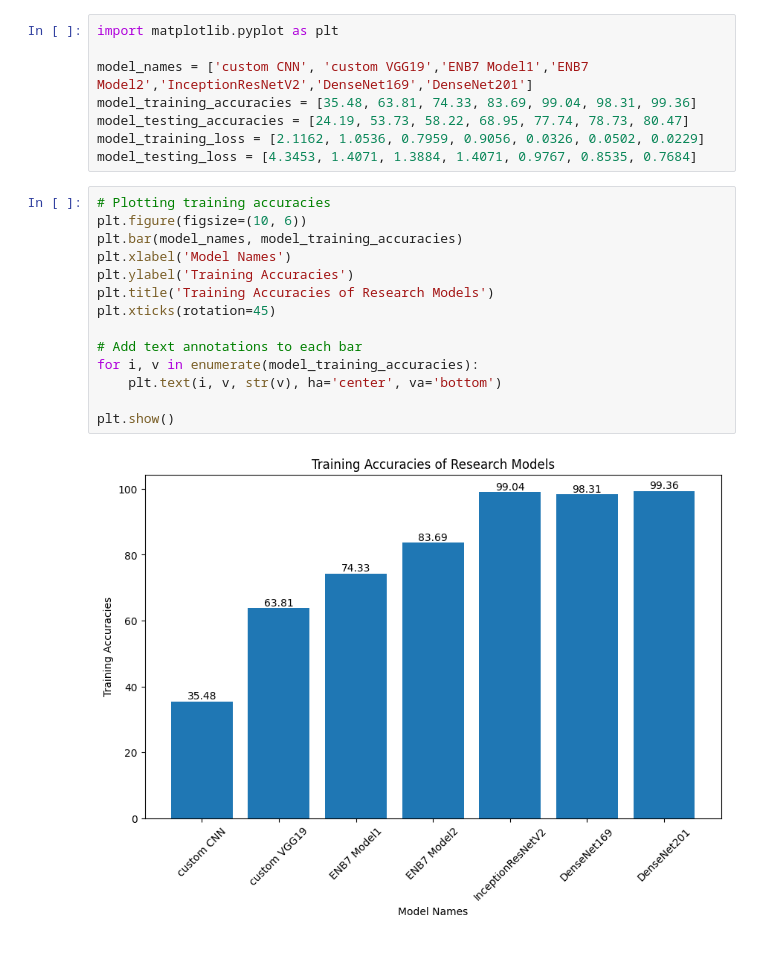
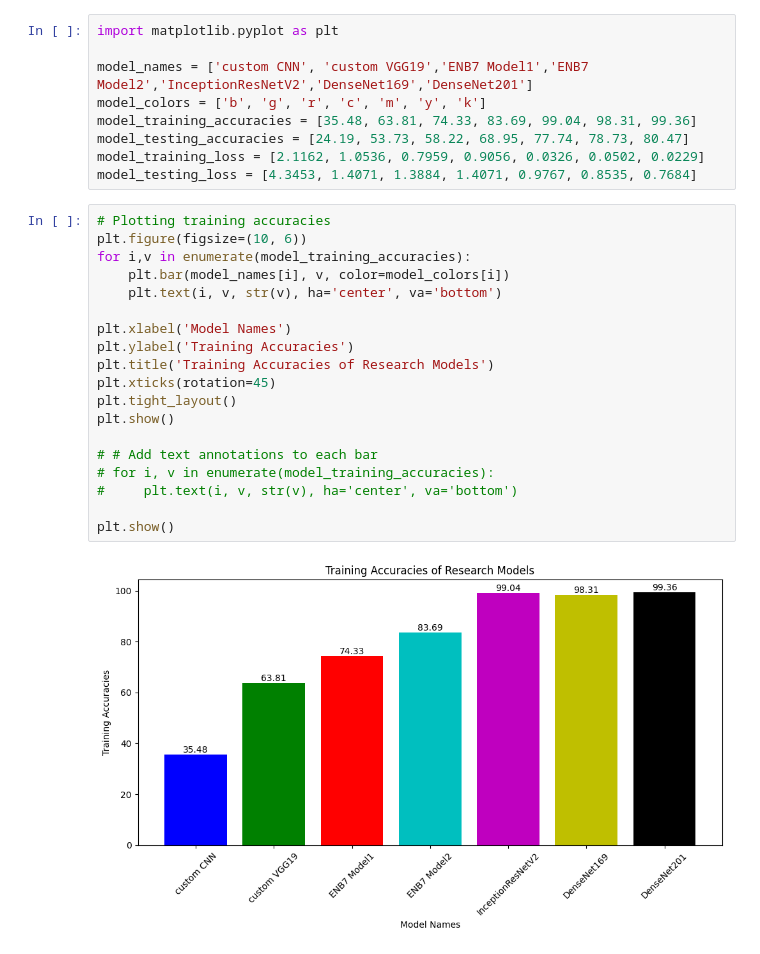
Before and after one commit to BunnyEncoder20/GitHub_VIT_Capstone_Project, a Jupyter notebook: plotting.ipynb, the cells around one changed output. Cells and saved outputs as stored; diff of their text form.

Commit message:
made the performance graphs in color

```diff
--- a/plotting.ipynb
+++ b/plotting.ipynb
@@ -2,6 +2,7 @@
 import matplotlib.pyplot as plt
 
 model_names = ['custom CNN', 'custom VGG19','ENB7 Model1','ENB7 Model2','InceptionResNetV2','DenseNet169','DenseNet201']
+model_colors = ['b', 'g', 'r', 'c', 'm', 'y', 'k']
 model_training_accuracies = [35.48, 63.81, 74.33, 83.69, 99.04, 98.31, 99.36]
 model_testing_accuracies = [24.19, 53.73, 58.22, 68.95, 77.74, 78.73, 80.47]
 model_training_loss = [2.1162, 1.0536, 0.7959, 0.9056, 0.0326, 0.0502, 0.0229]
@@ -9,19 +10,24 @@ model_testing_loss = [4.3453, 1.4071, 1.3884, 1.4071, 0.9767, 0.8535, 0.7684]
 # %%
 # Plotting training accuracies
 plt.figure(figsize=(10, 6))
-plt.bar(model_names, model_training_accuracies)
+for i,v in enumerate(model_training_accuracies):
+    plt.bar(model_names[i], v, color=model_colors[i])
+    plt.text(i, v, str(v), ha='center', va='bottom')
+
 plt.xlabel('Model Names')
 plt.ylabel('Training Accuracies')
 plt.title('Training Accuracies of Research Models')
 plt.xticks(rotation=45)
+plt.tight_layout()
+plt.show()
 
-# Add text annotations to each bar
-for i, v in enumerate(model_training_accuracies):
-    plt.text(i, v, str(v), ha='center', va='bottom')
+# # Add text annotations to each bar
+# for i, v in enumerate(model_training_accuracies):
+#     plt.text(i, v, str(v), ha='center', va='bottom')
 
 plt.show()
 # %% [output]
-[figure, old version]
+[figure, new version]
 # %%
 # Plotting testing accuracies
 plt.figure(figsize=(10, 6))
```
Also changed, not shown: parts of 3 cells of this notebook, 6 other files.
